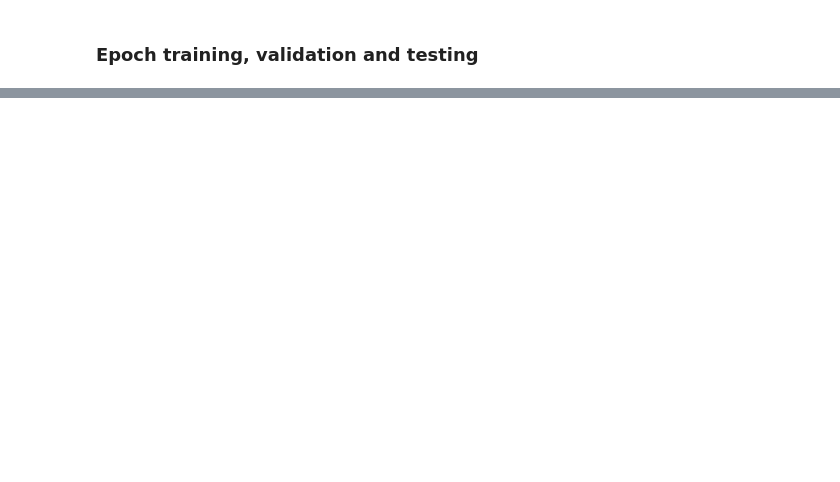
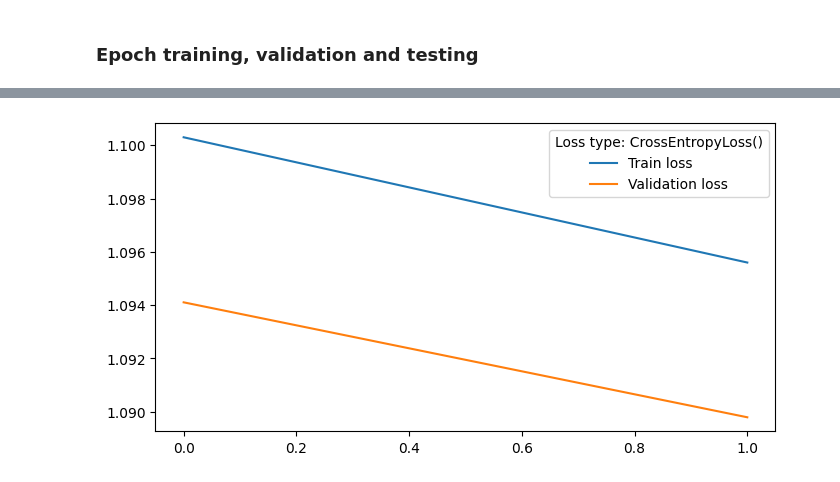
Before and after one commit to HPCI-Lab/eddiesML, a Jupyter notebook: src/pipeline_demo.ipynb, the cells around one changed output, grey strips where cells are left out. Drawn from its saved outputs; the diff is of its cells as text; code cells hidden in the pictures; blank space fills up the shorter version.

Commit message:
Add train and val loss plot

```diff
--- a/src/pipeline_demo.ipynb
+++ b/src/pipeline_demo.ipynb
@@ -43,7 +43,6 @@ TRAIN_BATCH_SIZE = params['train_batch_size']
 VAL_BATCH_SIZE = params['val_batch_size']
 TEST_BATCH_SIZE = params['test_batch_size']
 
-# TODO use these
 N_FEATURES = params['n_features']
 HID_CHANNELS = params['hid_channels']
 N_CLASSES = params['n_classes']
@@ -64,8 +63,10 @@ if params['optimizer'] == "Adam":
 
 LEARN_RATE = params['learn_rate']
 
-# TODO use these
 PLOT_SHOW = params['plot_show']
+PLOT_FOLDER = params['output_images_path']
+
+# TODO this
 PLOT_VERTICAL = params['plot_vertical']
 
 TIMESTAMP = time_func.start_time()
@@ -221,8 +222,8 @@ def evaluate(loader):
 
         total_loss += loss.item() * batch.num_graphs
 
-    total_loss = total_loss / len(loader.dataset)
-    return total_loss
+    average_loss = total_loss / len(loader.dataset)
+    return average_loss
 # %% [markdown]
 ### Computation time check
 # %%
@@ -255,0 +257,13 @@ Metric for test: 1.0962
+# %%
+plt.figure(figsize=(8, 4))
+plt.plot(train_loss, label='Train loss')
+plt.plot(valid_loss, label='Validation loss')
+plt.legend(title="Loss type: " + str(LOSS_OP))
+
+if PLOT_SHOW:
+    plt.show()
+else:
+    plt.savefig(PLOT_FOLDER+"/train_val_losses.png")
+    plt.close()
+# %% [output]
+[figure, added]
```
Also changed, not shown: parts of 4 cells of this notebook, 1 other file.
